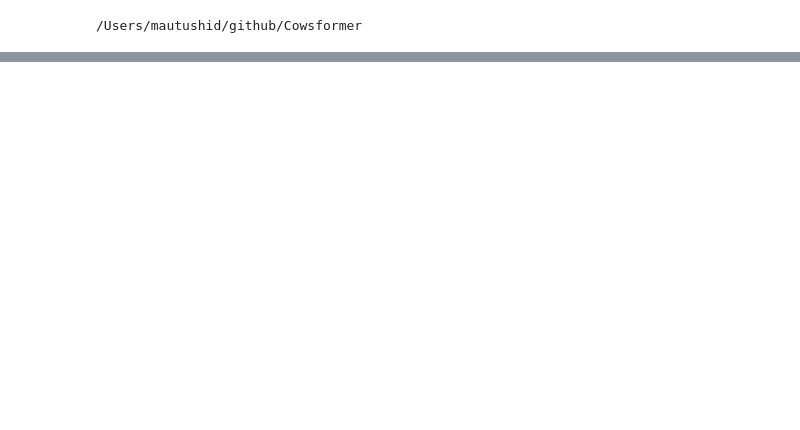
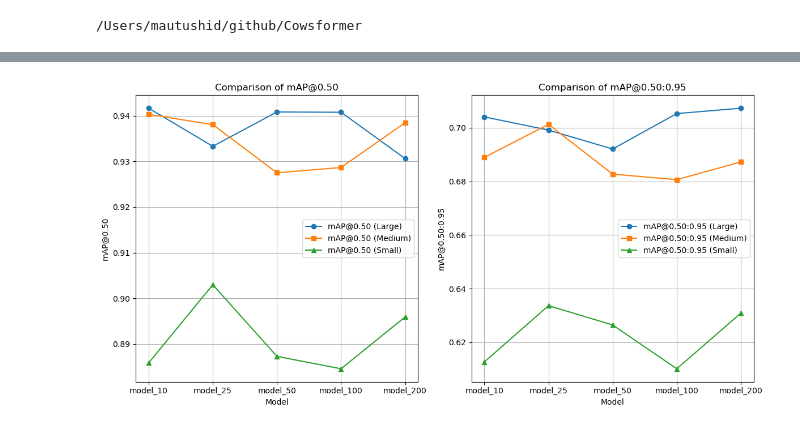
Before and after one commit to MautushiD/Cowsformer, a Jupyter notebook: Evaluation/MD_NAS_evaluation.ipynb, the cells around one changed output, grey strips where cells are left out. Saved outputs shown, nothing was run; the diff lists cells and outputs as text; code cells hidden in the pictures; blank space fills up the shorter version.

Commit message:
model map comparision

```diff
--- a/Evaluation/MD_NAS_evaluation.ipynb
+++ b/Evaluation/MD_NAS_evaluation.ipynb
@@ -101,0 +114,6 @@ evaluation_results
+# %%
+evaluation_results_l = []
+
+for model in models_l:
+    metrics_l = my_nas.evaluate_trained_model(model, data_yaml_path, "test")  # Replace with your evaluation function
+    evaluation_results_l.append(metrics_l)
@@ -101,0 +184,7 @@ evaluation_results
+# %%
+models_s = []
+
+# Loop over each path and load the model
+for path in finetuned_model_path_s:
+    model_s = my_nas.load(path_model,path)  # Load the model using the current path
+    models_s.append(model_s)
@@ -101,0 +202,6 @@ evaluation_results
+# %%
+evaluation_results_s = []
+
+for model in models_s:
+    metrics_s = my_nas.evaluate_trained_model(model, data_yaml_path, "test")  # Replace with your evaluation function
+    evaluation_results_s.append(metrics_s)
@@ -207,0 +249,43 @@ my_nas.evaluate_trained_model(best_model_s, data_yaml_path, "test")
+# %%
+df_l = pd.DataFrame(evaluation_results_l)
+df_m = pd.DataFrame(evaluation_results_m)
+df_s = pd.DataFrame(evaluation_results_s)
+
+df_l = pd.DataFrame(evaluation_results_l)
+df_m = pd.DataFrame(evaluation_results_m)
+df_s = pd.DataFrame(evaluation_results_s)
+
+# Specific model labels
+model_labels = ['model_10', 'model_25', 'model_50', 'model_100', 'model_200']
+
+# Plotting
+plt.figure(figsize=(12, 6))
+
+# mAP@0.50 Plot
+plt.subplot(1, 2, 1)
+plt.plot(df_l['mAP@0.50'], '-o', label='mAP@0.50 (Large)')
+plt.plot(df_m['mAP@0.50'], '-s', label='mAP@0.50 (Medium)')
+plt.plot(df_s['mAP@0.50'], '-^', label='mAP@0.50 (Small)')
+plt.title('Comparison of mAP@0.50')
+plt.xlabel('Model')
+plt.ylabel('mAP@0.50')
+plt.xticks(range(len(df_l)), model_labels)
+plt.legend()
+plt.grid(True)
+
+# mAP@0.50:0.95 Plot
+plt.subplot(1, 2, 2)
+plt.plot(df_l['mAP@0.50:0.95'], '-o', label='mAP@0.50:0.95 (Large)')
+plt.plot(df_m['mAP@0.50:0.95'], '-s', label='mAP@0.50:0.95 (Medium)')
+plt.plot(df_s['mAP@0.50:0.95'], '-^', label='mAP@0.50:0.95 (Small)')
+plt.title('Comparison of mAP@0.50:0.95')
+plt.xlabel('Model')
+plt.ylabel('mAP@0.50:0.95')
+plt.xticks(range(len(df_l)), model_labels)
+plt.legend()
+plt.grid(True)
+
+plt.tight_layout()
+plt.show()
+# %% [output]
+[figure, added]
```
Also changed, not shown: parts of 23 cells of this notebook.
